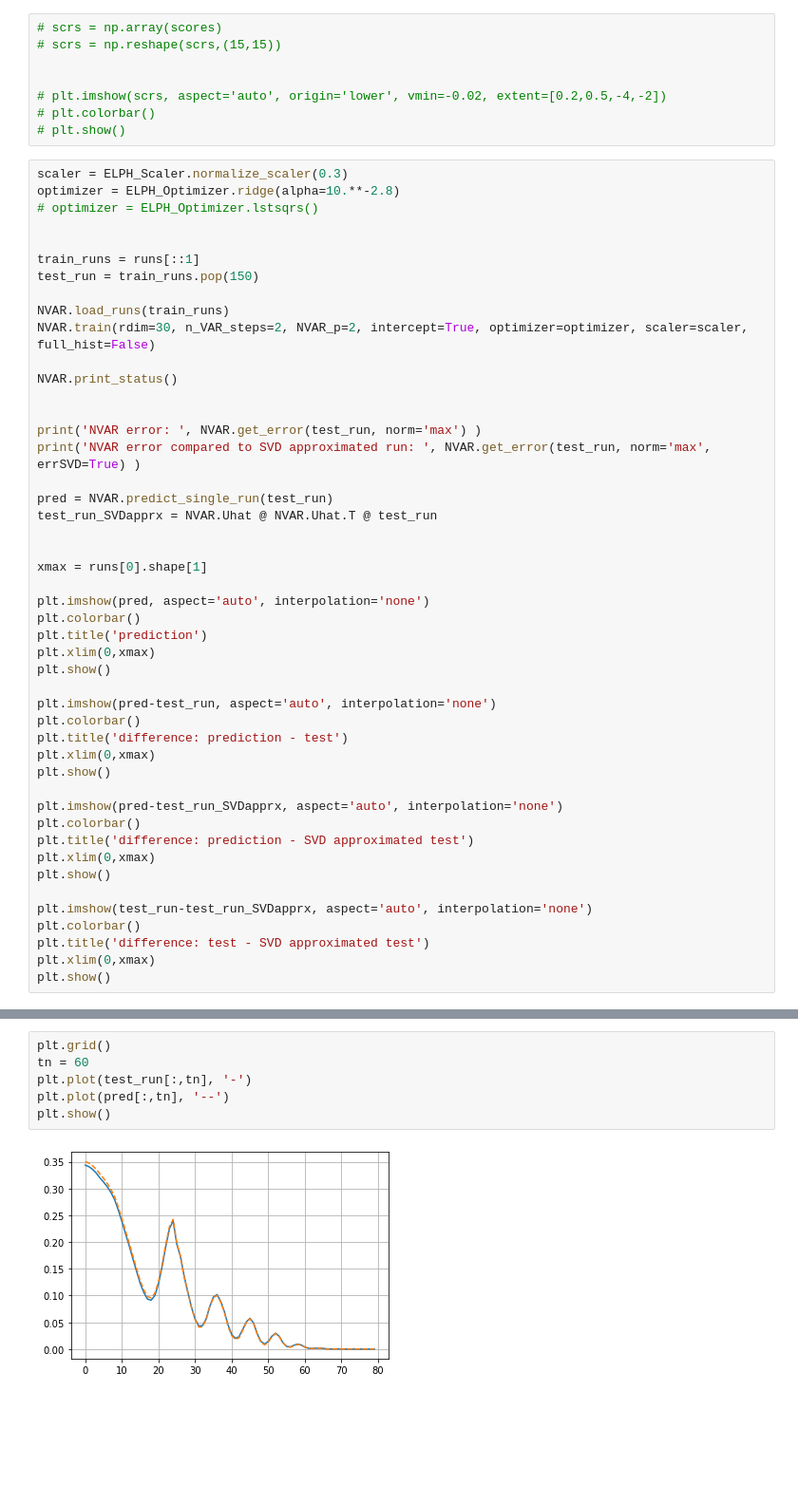
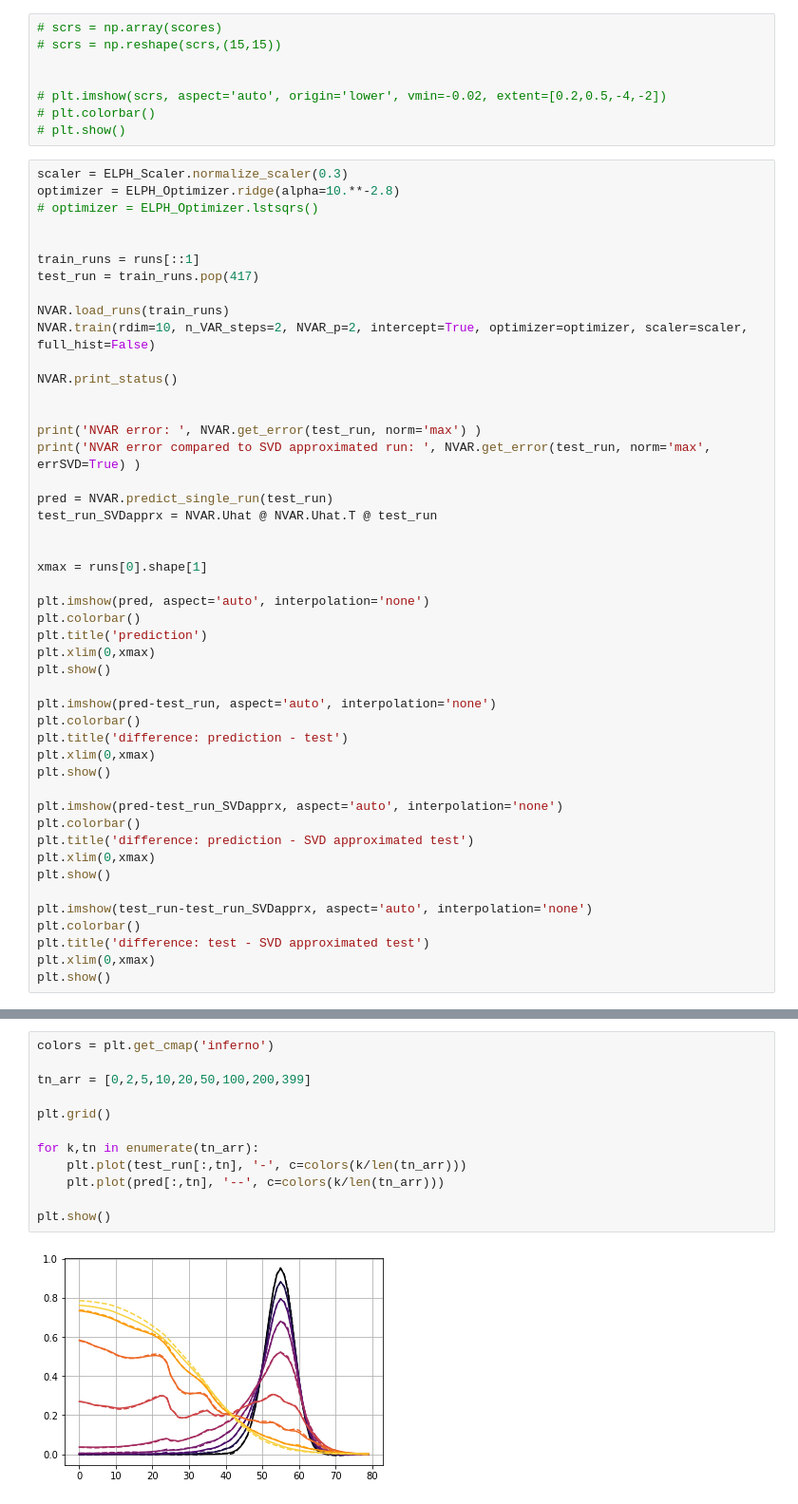
Before and after one commit to stmeinecke/derrom, a Jupyter notebook: ELPH-ML_NVAR.ipynb, the cells around one changed output, grey strips where cells are left out. Shown: that part at 95% size. Cells and saved outputs as stored; diff of their text form; blank space fills up the shorter version.

```diff
--- a/ELPH-ML_NVAR.ipynb
+++ b/ELPH-ML_NVAR.ipynb
@@ -204,10 +167,10 @@ optimizer = ELPH_Optimizer.ridge(alpha=10.**-2.8)
 
 
 train_runs = runs[::1]
-test_run = train_runs.pop(150)
+test_run = train_runs.pop(417)
 
 NVAR.load_runs(train_runs)
-NVAR.train(rdim=30, n_VAR_steps=2, NVAR_p=2, intercept=True, optimizer=optimizer, scaler=scaler, full_hist=False)
+NVAR.train(rdim=10, n_VAR_steps=2, NVAR_p=2, intercept=True, optimizer=optimizer, scaler=scaler, full_hist=False)
 
 NVAR.print_status()
 
@@ -261,8 +224,14 @@ NVAR error compared to SVD approximated run:  0.011572893819141061
 # %%
+colors = plt.get_cmap('inferno')
+
+tn_arr = [0,2,5,10,20,50,100,200,399]
+
 plt.grid()
-tn = 60
-plt.plot(test_run[:,tn], '-')
-plt.plot(pred[:,tn], '--')
+
+for k,tn in enumerate(tn_arr):
+    plt.plot(test_run[:,tn], '-', c=colors(k/len(tn_arr)))
+    plt.plot(pred[:,tn], '--', c=colors(k/len(tn_arr)))
+
 plt.show()
 # %% [output]
-[figure, old version]
+[figure, new version]
```
Also changed, not shown: parts of 3 cells of this notebook, 1 other file.
